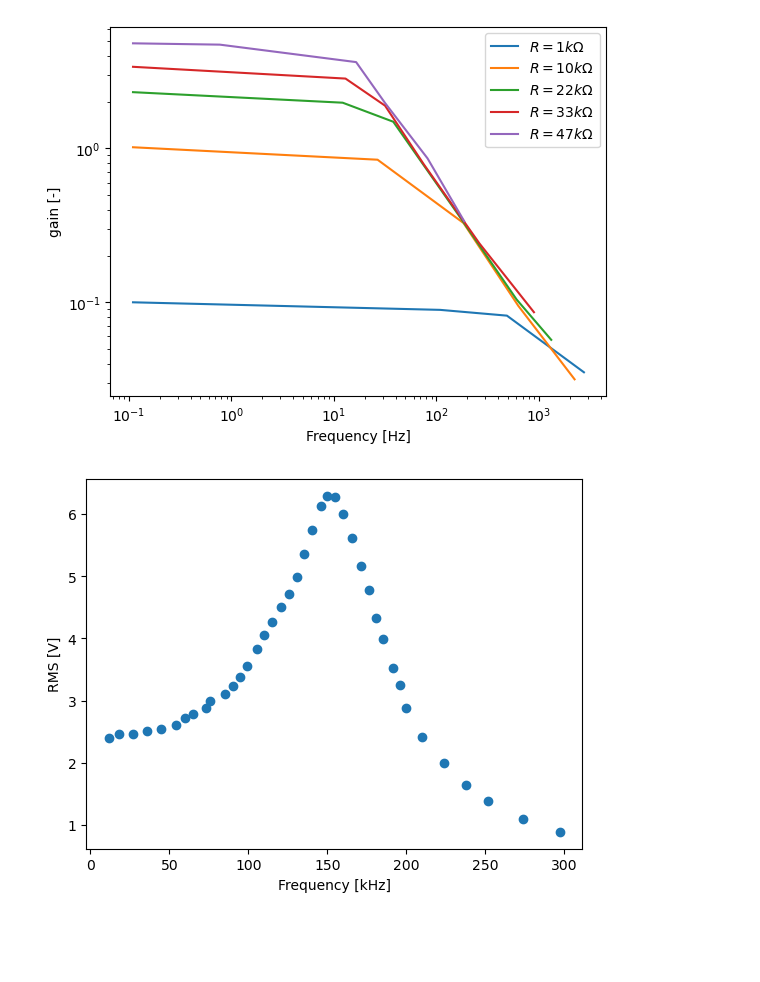
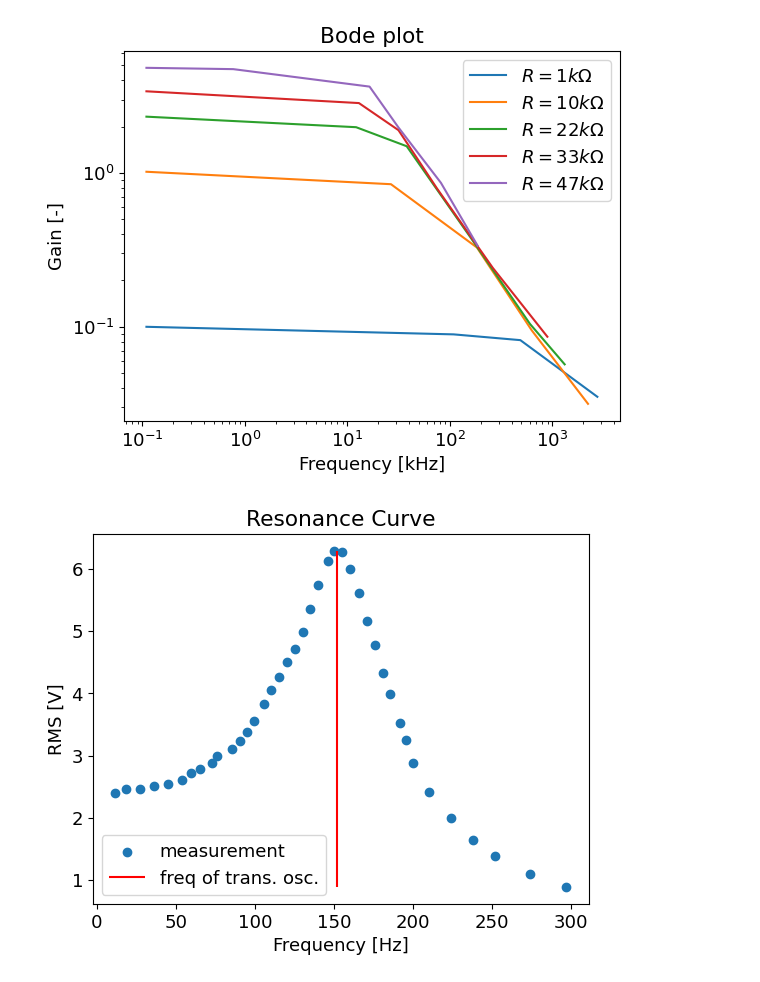
Before and after one commit to muellvin/labopamp, a Jupyter notebook: Untitled.ipynb, the cells around one changed output. Cells and saved outputs as stored; diff of their text form; code cells hidden in the pictures; blank space fills up the shorter version.

```diff
--- a/Untitled.ipynb
+++ b/Untitled.ipynb
@@ -1,6 +1,8 @@
 # %%
 import numpy as np
 import matplotlib.pyplot as plt
+plt.rcParams.update({'font.size': 13})
+
 
 R1 = np.array([[4.48, 0.448, 0.11,0.11],
                [4.48, 0.4, 109, 109],
@@ -16,35 +18,36 @@ R10 = np.array([[4.48, 4.56, 0.11, 0.11],
 R22 = np.array([[4.48, 10.4, 0.11, 0.11],
                 [4.64, 9.2, 12.2, 12.2],
                 [4.56, 6.8, 38, 38],
                 [4.64, 1.76, 160, 160],
                 [4.6, 0.48, 606, 606],
                 [4.56, 0.26, 1320, 1320]])
 
 R33 = np.array([[4.48, 15.2, 0.11,0.11],
                 [4.64, 13.2, 13, 13],
                [4.64, 8.8,31.6,31.6],
                [4.64, 3.68, 75, 75],
                [4.64, 1.12, 263, 263],
                [4.64, 0.4, 895, 895]])
 R47 = np.array([[4.48, 21.6, 0.11, 0.11],
                 [4.40, 20.8, 0.773, 0.773],
                [4.56, 16.6, 16.5, 16.5],
                [4.56, 9, 31.6, 31.6],
                [4.64, 4.0, 82, 82],
                [4.64, 1.56, 187, 187]])
 
 plt.loglog(R1[:,2], R1[:,1]/R1[:,0], label='$R=1k\Omega$')
 plt.loglog(R10[:,2], R10[:,1]/R10[:,0],label='$R=10k\Omega$')
 plt.loglog(R22[:,2], R22[:,1]/R22[:,0],label='$R=22k\Omega$')
 plt.loglog(R33[:,2], R33[:,1]/R33[:,0],label='$R=33k\Omega$')
 plt.loglog(R47[:,2], R47[:,1]/R47[:,0],label='$R=47k\Omega$')
+plt.title('Bode plot')
 plt.xlabel('Frequency [kHz]')
-plt.ylabel('gain [-]')
+plt.ylabel('Gain [-]')
 plt.legend()
 plt.savefig('bodeplot.png',dpi=150)
 plt.show()
 # %% [output]
-[figure, old version]
+[figure, new version]
 # %%
 #measurement of the resonance curve
 #freq, Umax, Umin, RMS for one
@@ -91,9 +94,15 @@ measurement = np.array([[59.7, 2.72],
                        [251.9, 1.38],
                        [274, 1.09],
                        [297, 0.89]])
-plt.scatter(measurement[:,0], measurement[:,1])
-plt.xlabel('Frequency [kHz]')
+
+measurement = measurement[measurement[:, 0].argsort()]
+
+plt.scatter(measurement[:,0], measurement[:,1], label='measurement')
+plt.vlines(152, min(measurement[:,1]),max(measurement[:,1]), color='red', label='freq of trans. osc.')
+plt.xlabel('Frequency [Hz]')
 plt.ylabel('RMS [V]')
+plt.title('Resonance Curve')
+plt.legend()
 plt.savefig('resonance.png',dpi=150)
 # %% [output]
-[figure, old version]
+[figure, new version]
```
Also changed, not shown: parts of 3 cells of this notebook, 11 other files.
